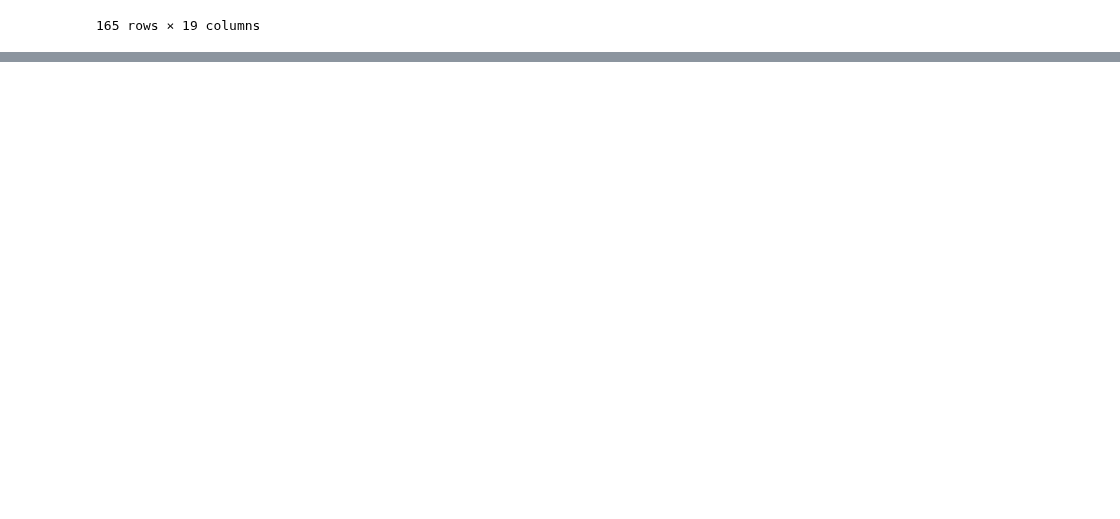
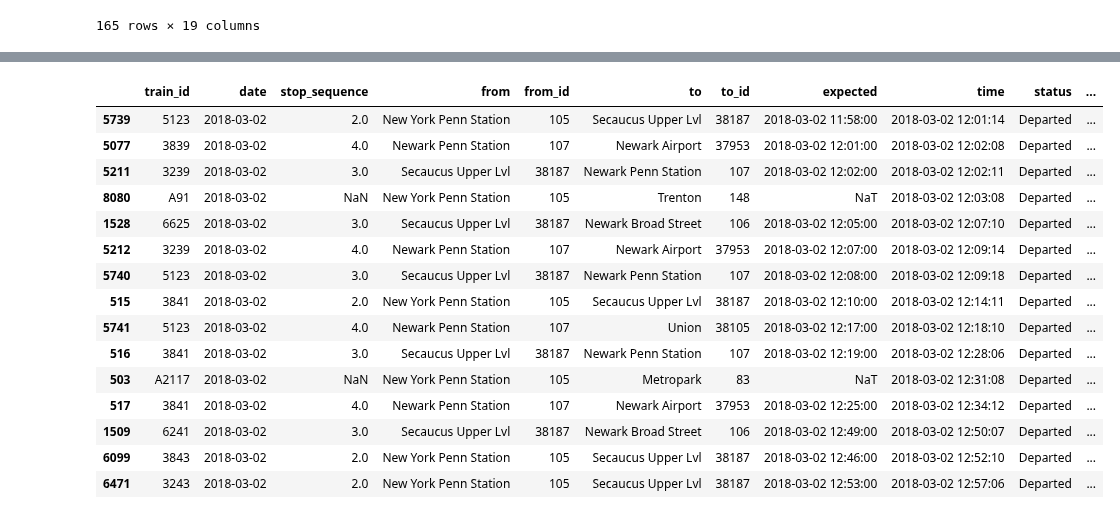
Before and after one commit to pranavbadami/njtransit, a Jupyter notebook: notebooks/analysis/case_study_0302.ipynb, the cells around one changed output, grey strips where cells are left out. Cells and saved outputs as stored; diff of their text form; code cells hidden in the pictures; blank space fills up the shorter version.

```diff
--- a/notebooks/analysis/case_study_0302.ipynb
+++ b/notebooks/analysis/case_study_0302.ipynb
@@ -297,0 +277,21 @@ station_map = {}
+# %%
+test_df = relevant_df.iloc[0:50]
+# %%
+test_df[test_df['from_x'] > test_df['to_x']]
+# %% [output]
+|  | train_id | date | stop_sequence | from | from_id | to | to_id | expected | time | status | ... |
+| 5739 | 5123 | 2018-03-02 | 2.0 | New York Penn Station | 105 | Secaucus Upper Lvl | 38187 | 2018-03-02 11:58:00 | 2018-03-02 12:01:14 | Departed | ... |
+| 5077 | 3839 | 2018-03-02 | 4.0 | Newark Penn Station | 107 | Newark Airport | 37953 | 2018-03-02 12:01:00 | 2018-03-02 12:02:08 | Departed | ... |
+| 5211 | 3239 | 2018-03-02 | 3.0 | Secaucus Upper Lvl | 38187 | Newark Penn Station | 107 | 2018-03-02 12:02:00 | 2018-03-02 12:02:11 | Departed | ... |
+| 8080 | A91 | 2018-03-02 | NaN | New York Penn Station | 105 | Trenton | 148 | NaT | 2018-03-02 12:03:08 | Departed | ... |
+| 1528 | 6625 | 2018-03-02 | 3.0 | Secaucus Upper Lvl | 38187 | Newark Broad Street | 106 | 2018-03-02 12:05:00 | 2018-03-02 12:07:10 | Departed | ... |
+| 5212 | 3239 | 2018-03-02 | 4.0 | Newark Penn Station | 107 | Newark Airport | 37953 | 2018-03-02 12:07:00 | 2018-03-02 12:09:14 | Departed | ... |
+| 5740 | 5123 | 2018-03-02 | 3.0 | Secaucus Upper Lvl | 38187 | Newark Penn Station | 107 | 2018-03-02 12:08:00 | 2018-03-02 12:09:18 | Departed | ... |
+| 515 | 3841 | 2018-03-02 | 2.0 | New York Penn Station | 105 | Secaucus Upper Lvl | 38187 | 2018-03-02 12:10:00 | 2018-03-02 12:14:11 | Departed | ... |
+| 5741 | 5123 | 2018-03-02 | 4.0 | Newark Penn Station | 107 | Union | 38105 | 2018-03-02 12:17:00 | 2018-03-02 12:18:10 | Departed | ... |
+| 516 | 3841 | 2018-03-02 | 3.0 | Secaucus Upper Lvl | 38187 | Newark Penn Station | 107 | 2018-03-02 12:19:00 | 2018-03-02 12:28:06 | Departed | ... |
+| 503 | A2117 | 2018-03-02 | NaN | New York Penn Station | 105 | Metropark | 83 | NaT | 2018-03-02 12:31:08 | Departed | ... |
+| 517 | 3841 | 2018-03-02 | 4.0 | Newark Penn Station | 107 | Newark Airport | 37953 | 2018-03-02 12:25:00 | 2018-03-02 12:34:12 | Departed | ... |
+| 1509 | 6241 | 2018-03-02 | 3.0 | Secaucus Upper Lvl | 38187 | Newark Broad Street | 106 | 2018-03-02 12:49:00 | 2018-03-02 12:50:07 | Departed | ... |
+| 6099 | 3843 | 2018-03-02 | 2.0 | New York Penn Station | 105 | Secaucus Upper Lvl | 38187 | 2018-03-02 12:46:00 | 2018-03-02 12:52:10 | Departed | ... |
+| 6471 | 3243 | 2018-03-02 | 2.0 | New York Penn Station | 105 | Secaucus Upper Lvl | 38187 | 2018-03-02 12:53:00 | 2018-03-02 12:57:06 | Departed | ... |
```
Also changed, not shown: parts of 20 cells of this notebook.
